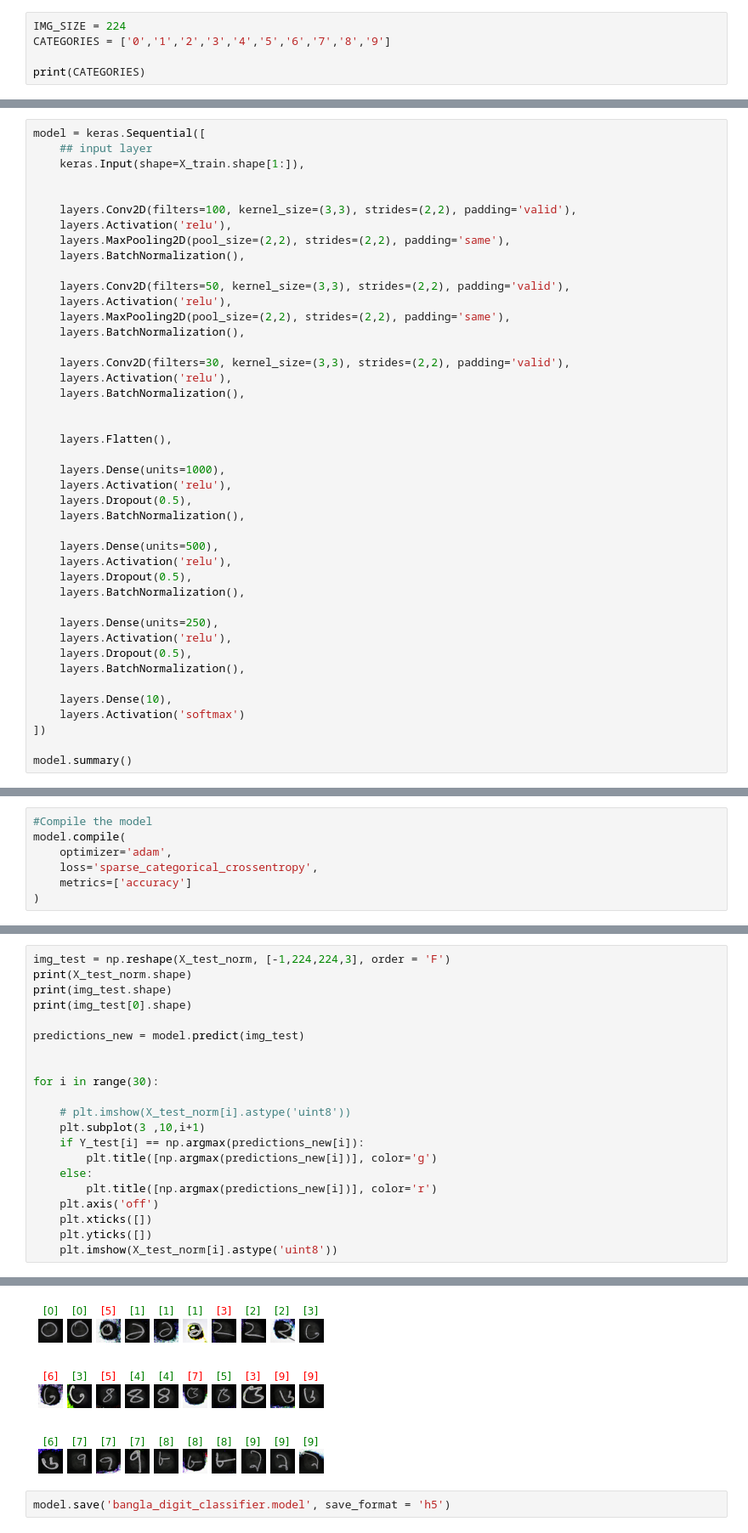
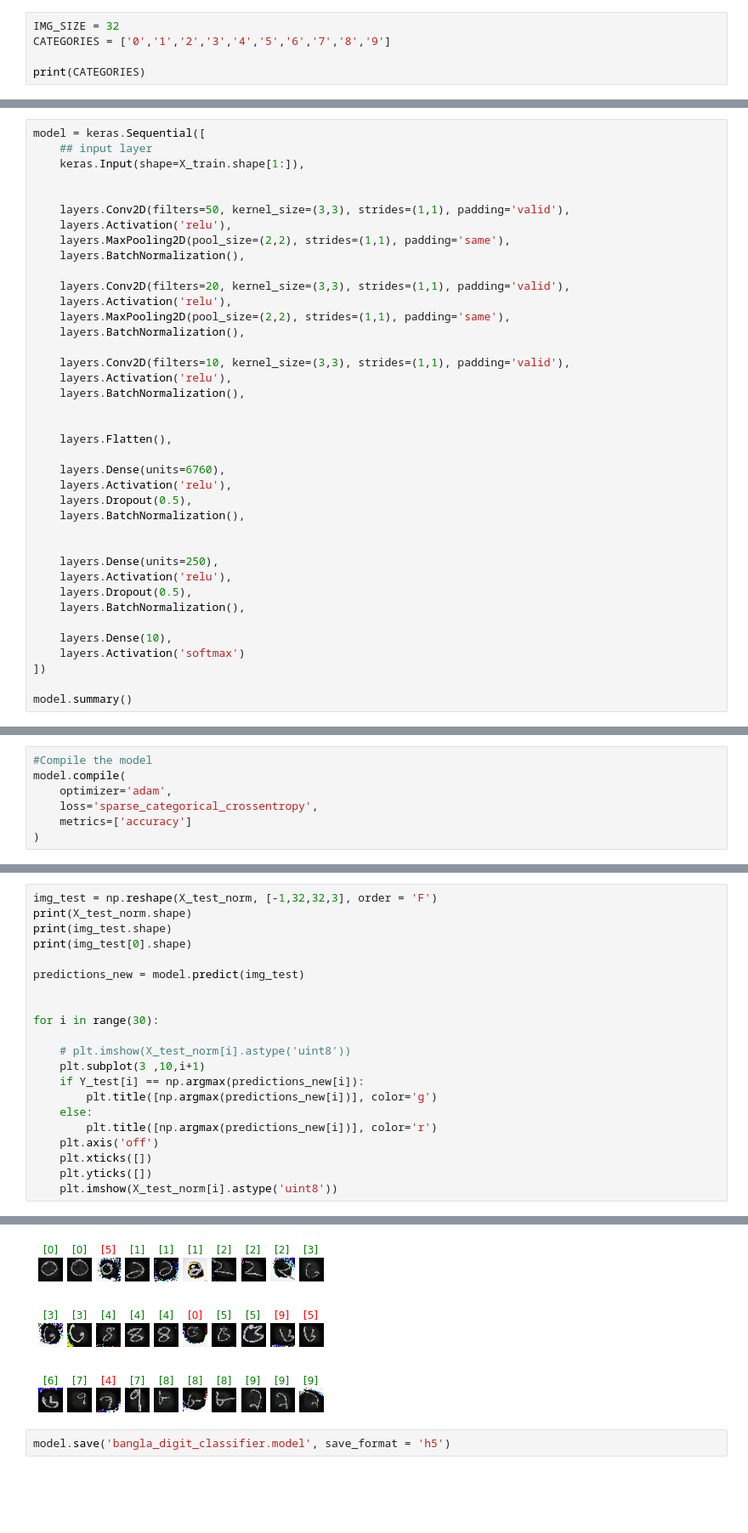
Before and after one commit to cybercat37794/ML-projects, a Jupyter notebook: Bangla Digit Classification Final Project/Bangla_handwritten_digit_classification_using_CNN.ipynb, the cells around one changed output, grey strips where cells are left out. Shown at 85% size. Saved outputs shown, nothing was run; the diff lists cells and outputs as text; blank space fills up the shorter version.

```diff
--- a/Bangla Digit Classification Final Project/Bangla_handwritten_digit_classification_using_CNN.ipynb
+++ b/Bangla Digit Classification Final Project/Bangla_handwritten_digit_classification_using_CNN.ipynb
@@ -32,5 +36,5 @@ TEST_DATA_DIR = os.path.join(DATA_DIR, 'test')
 # %%
-IMG_SIZE = 224
+IMG_SIZE = 32
 CATEGORIES = ['0','1','2','3','4','5','6','7','8','9']
 
 print(CATEGORIES)
@@ -188,32 +236,28 @@ model = keras.Sequential([
     keras.Input(shape=X_train.shape[1:]),
 
 
-    layers.Conv2D(filters=100, kernel_size=(3,3), strides=(2,2), padding='valid'),
+    layers.Conv2D(filters=50, kernel_size=(3,3), strides=(1,1), padding='valid'),
     layers.Activation('relu'),
-    layers.MaxPooling2D(pool_size=(2,2), strides=(2,2), padding='same'),
+    layers.MaxPooling2D(pool_size=(2,2), strides=(1,1), padding='same'),
     layers.BatchNormalization(),
 
-    layers.Conv2D(filters=50, kernel_size=(3,3), strides=(2,2), padding='valid'),
+    layers.Conv2D(filters=20, kernel_size=(3,3), strides=(1,1), padding='valid'),
     layers.Activation('relu'),
-    layers.MaxPooling2D(pool_size=(2,2), strides=(2,2), padding='same'),
+    layers.MaxPooling2D(pool_size=(2,2), strides=(1,1), padding='same'),
     layers.BatchNormalization(),
 
-    layers.Conv2D(filters=30, kernel_size=(3,3), strides=(2,2), padding='valid'),
+    layers.Conv2D(filters=10, kernel_size=(3,3), strides=(1,1), padding='valid'),
     layers.Activation('relu'),
     layers.BatchNormalization(),
 
 
     layers.Flatten(),
 
-    layers.Dense(units=1000),
+    layers.Dense(units=6760),
     layers.Activation('relu'),
     layers.Dropout(0.5),
     layers.BatchNormalization(),
 
-    layers.Dense(units=500),
-    layers.Activation('relu'),
-    layers.Dropout(0.5),
-    layers.BatchNormalization(),
 
     layers.Dense(units=250),
     layers.Activation('relu'),
@@ -306,5 +350,5 @@ Test Loss: 0.861834704875946
 # %%
-img_test = np.reshape(X_test_norm, [-1,224,224,3], order = 'F')
+img_test = np.reshape(X_test_norm, [-1,32,32,3], order = 'F')
 print(X_test_norm.shape)
 print(img_test.shape)
 print(img_test[0].shape)
@@ -331,3 +375,3 @@ for i in range(30):
-[figure, old version]
+[figure, new version]
 # %%
 model.save('bangla_digit_classifier.model', save_format = 'h5')
```
Also changed, not shown: parts of 17 cells of this notebook.
